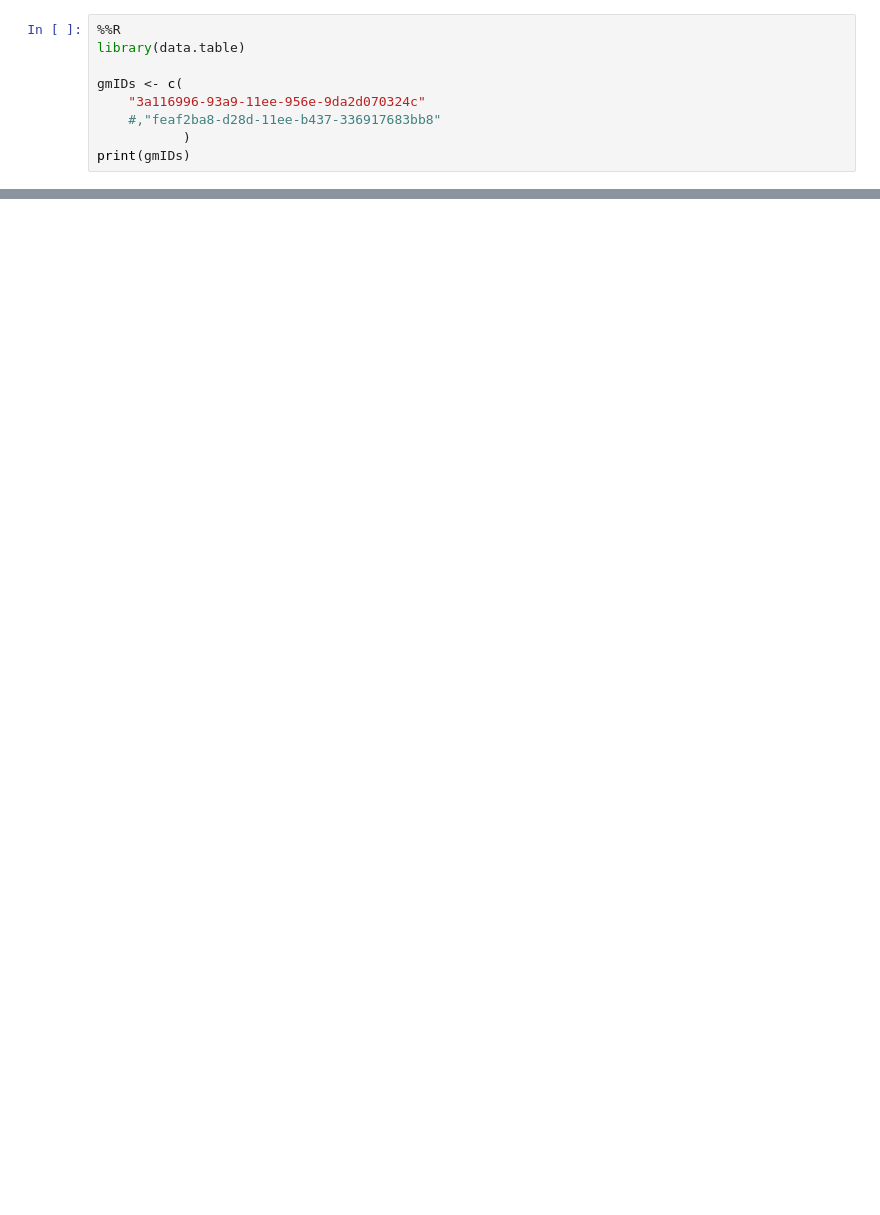
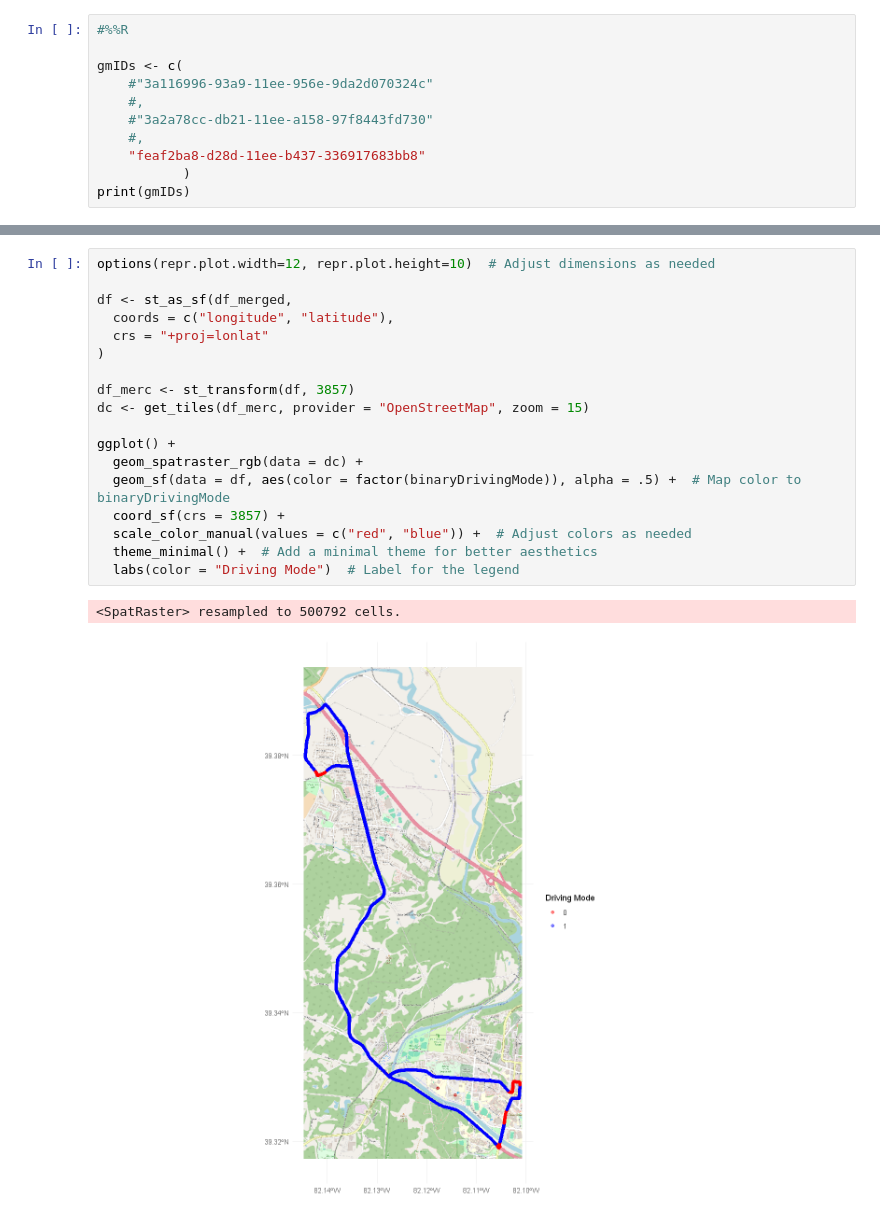
Before and after one commit to vHepp/TDMprivate, a Jupyter notebook: code/R_demo.ipynb, the cells around one changed output, grey strips where cells are left out. Saved outputs shown, nothing was run; the diff lists cells and outputs as text; blank space fills up the shorter version.

```diff
--- a/code/R_demo.ipynb
+++ b/code/R_demo.ipynb
@@ -6,10 +64,12 @@ The rpy2.ipython extension is already loaded. To reload it, use:
 # %%
-%%R
-library(data.table)
+#%%R
 
 gmIDs <- c(
-    "3a116996-93a9-11ee-956e-9da2d070324c"
-    #,"feaf2ba8-d28d-11ee-b437-336917683bb8"
+    #"3a116996-93a9-11ee-956e-9da2d070324c"
+    #,
+    #"3a2a78cc-db21-11ee-a158-97f8443fd730"
+    #,
+    "feaf2ba8-d28d-11ee-b437-336917683bb8"
            )
 print(gmIDs)
 # %% [output]
@@ -70,0 +165,21 @@ plot(df_pose$latitude, df_pose$longitude,
+# %%
+options(repr.plot.width=12, repr.plot.height=10)  # Adjust dimensions as needed
+
+df <- st_as_sf(df_merged,
+  coords = c("longitude", "latitude"),
+  crs = "+proj=lonlat"
+)
+
+df_merc <- st_transform(df, 3857)
+dc <- get_tiles(df_merc, provider = "OpenStreetMap", zoom = 15)
+
+ggplot() +
+  geom_spatraster_rgb(data = dc) +
+  geom_sf(data = df, aes(color = factor(binaryDrivingMode)), alpha = .5) +  # Map color to binaryDrivingMode
+  coord_sf(crs = 3857) +
+  scale_color_manual(values = c("red", "blue")) +  # Adjust colors as needed
+  theme_minimal() +  # Add a minimal theme for better aesthetics
+  labs(color = "Driving Mode")  # Label for the legend
+# %% [output]
+<SpatRaster> resampled to 500792 cells.
+[figure, added]
```
Also changed, not shown: parts of 16 cells of this notebook.
